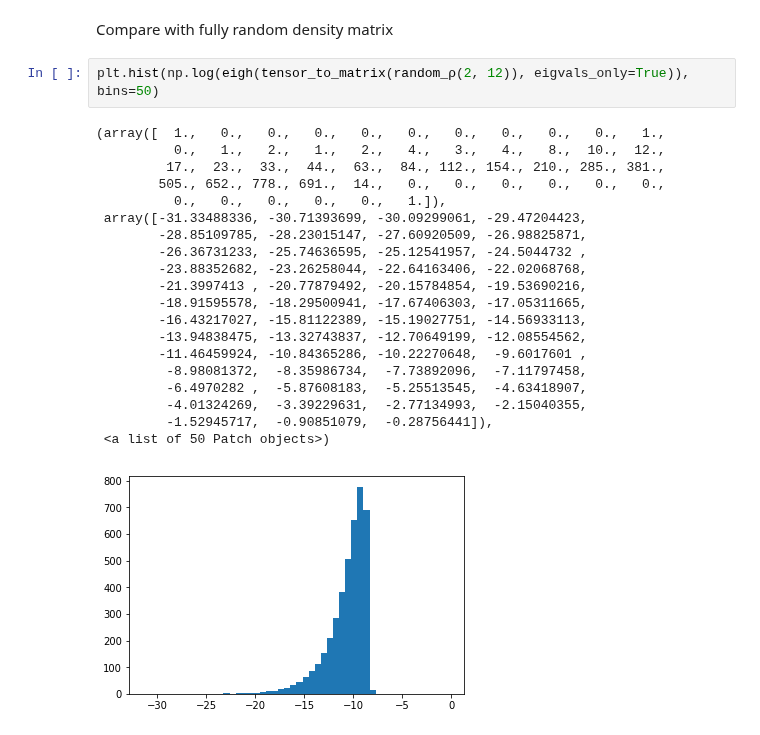
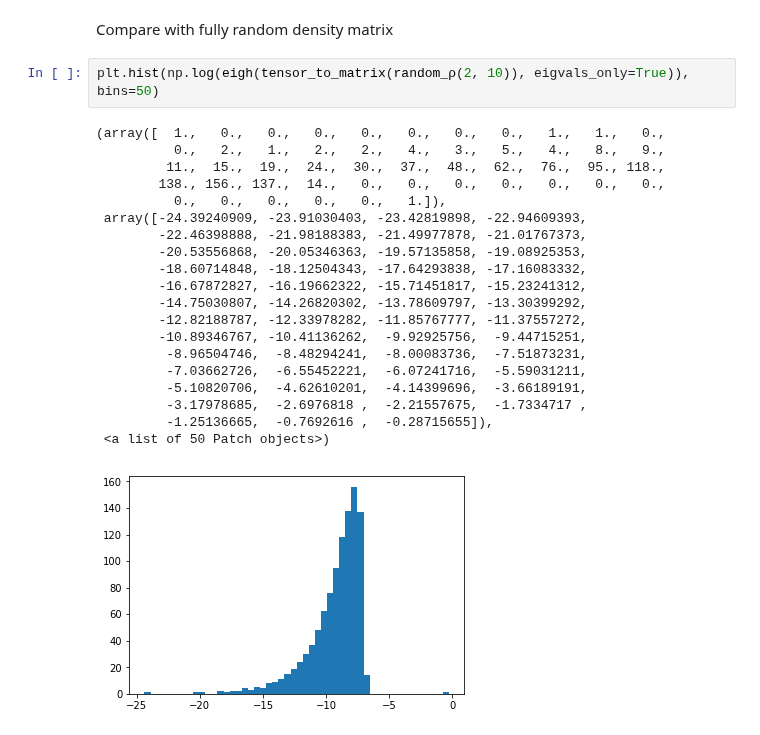
Before and after one commit to AustenLamacraft/ruc, a Jupyter notebook: notebooks/RUC-channel.ipynb, the cells around one changed output. Saved outputs shown, nothing was run; the diff lists cells and outputs as text.

```diff
--- a/notebooks/RUC-channel.ipynb
+++ b/notebooks/RUC-channel.ipynb
@@ -99,25 +121,25 @@ plt.hist(np.log(eigenvalues), bins=100)
 # %% [markdown]
 Compare with fully random density matrix
 # %%
-plt.hist(np.log(eigh(tensor_to_matrix(random_ρ(2, 12)), eigvals_only=True)), bins=50)
+plt.hist(np.log(eigh(tensor_to_matrix(random_ρ(2, 10)), eigvals_only=True)), bins=50)
 # %% [output]
-(array([  1.,   0.,   0.,   0.,   0.,   0.,   0.,   0.,   0.,   0.,   1.,
-          0.,   1.,   2.,   1.,   2.,   4.,   3.,   4.,   8.,  10.,  12.,
-         17.,  23.,  33.,  44.,  63.,  84., 112., 154., 210., 285., 381.,
-        505., 652., 778., 691.,  14.,   0.,   0.,   0.,   0.,   0.,   0.,
+(array([  1.,   0.,   0.,   0.,   0.,   0.,   0.,   0.,   1.,   1.,   0.,
+          0.,   2.,   1.,   2.,   2.,   4.,   3.,   5.,   4.,   8.,   9.,
+         11.,  15.,  19.,  24.,  30.,  37.,  48.,  62.,  76.,  95., 118.,
+        138., 156., 137.,  14.,   0.,   0.,   0.,   0.,   0.,   0.,   0.,
           0.,   0.,   0.,   0.,   0.,   1.]),
- array([-31.33488336, -30.71393699, -30.09299061, -29.47204423,
-        -28.85109785, -28.23015147, -27.60920509, -26.98825871,
-        -26.36731233, -25.74636595, -25.12541957, -24.5044732 ,
-        -23.88352682, -23.26258044, -22.64163406, -22.02068768,
-        -21.3997413 , -20.77879492, -20.15784854, -19.53690216,
-        -18.91595578, -18.29500941, -17.67406303, -17.05311665,
-        -16.43217027, -15.81122389, -15.19027751, -14.56933113,
-        -13.94838475, -13.32743837, -12.70649199, -12.08554562,
-        -11.46459924, -10.84365286, -10.22270648,  -9.6017601 ,
-         -8.98081372,  -8.35986734,  -7.73892096,  -7.11797458,
-         -6.4970282 ,  -5.87608183,  -5.25513545,  -4.63418907,
-         -4.01324269,  -3.39229631,  -2.77134993,  -2.15040355,
-         -1.52945717,  -0.90851079,  -0.28756441]),
+ array([-24.39240909, -23.91030403, -23.42819898, -22.94609393,
+        -22.46398888, -21.98188383, -21.49977878, -21.01767373,
+        -20.53556868, -20.05346363, -19.57135858, -19.08925353,
+        -18.60714848, -18.12504343, -17.64293838, -17.16083332,
+        -16.67872827, -16.19662322, -15.71451817, -15.23241312,
+        -14.75030807, -14.26820302, -13.78609797, -13.30399292,
+        -12.82188787, -12.33978282, -11.85767777, -11.37557272,
+        -10.89346767, -10.41136262,  -9.92925756,  -9.44715251,
+         -8.96504746,  -8.48294241,  -8.00083736,  -7.51873231,
+         -7.03662726,  -6.55452221,  -6.07241716,  -5.59031211,
+         -5.10820706,  -4.62610201,  -4.14399696,  -3.66189191,
+         -3.17978685,  -2.6976818 ,  -2.21557675,  -1.7334717 ,
+         -1.25136665,  -0.7692616 ,  -0.28715655]),
  <a list of 50 Patch objects>)
-[figure, old version]
+[figure, new version]
```
Also changed, not shown: parts of 7 cells of this notebook, 2 other files.
